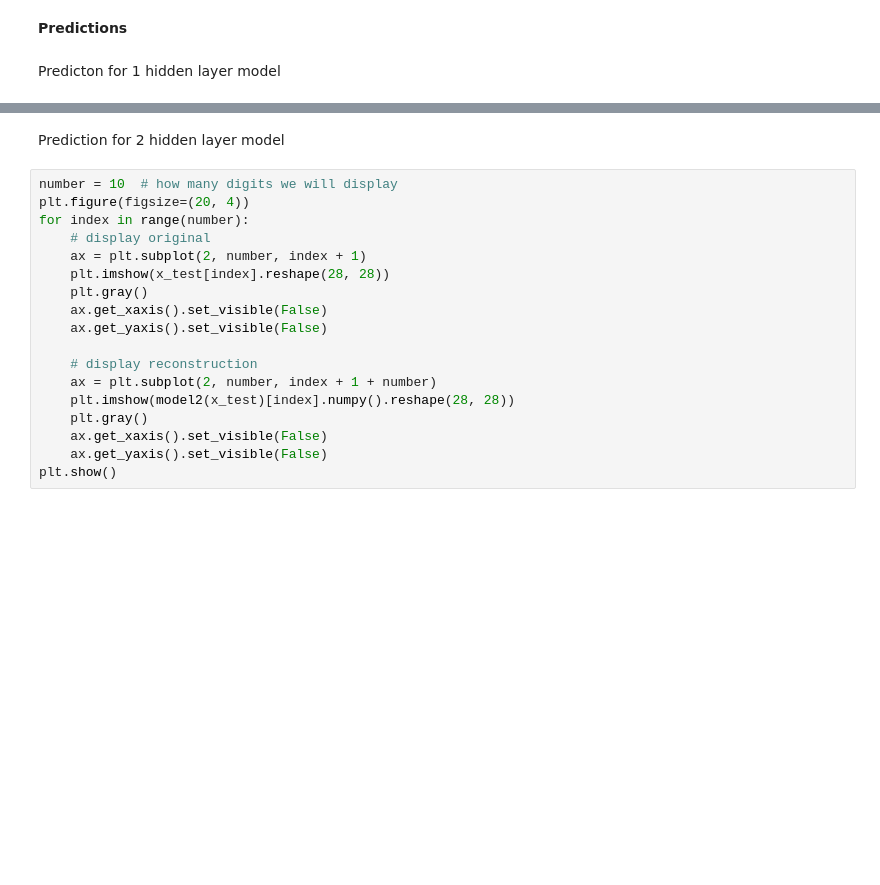
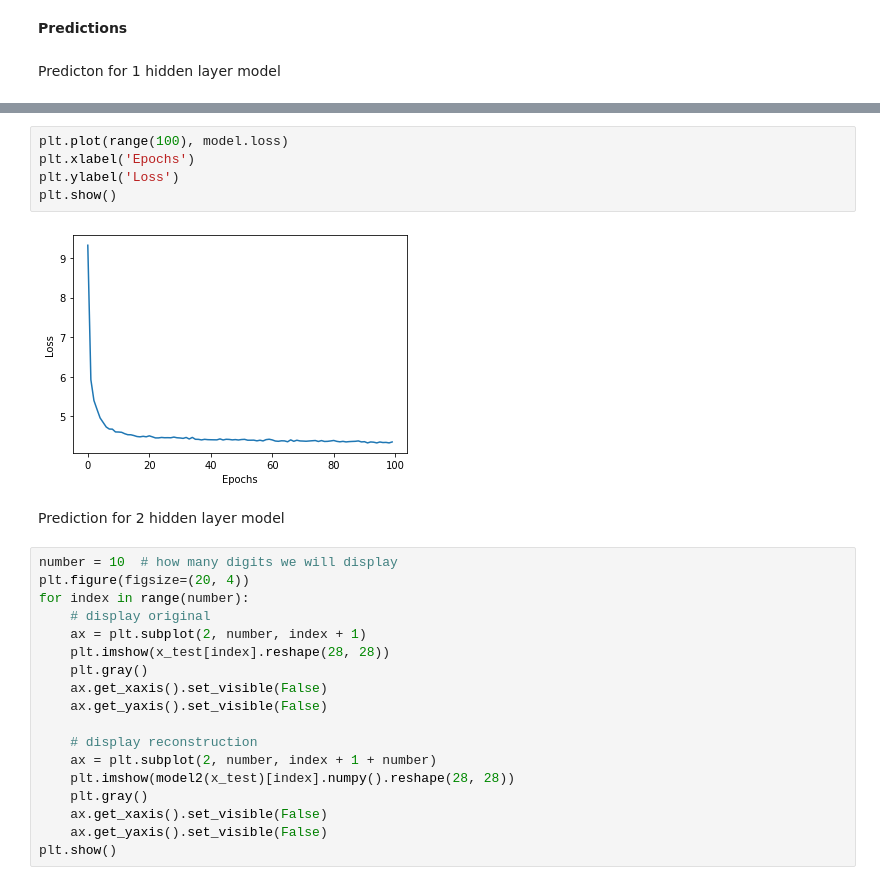
Before and after one commit to shivam-kislay/ATMTransaction, a Jupyter notebook: ShivamKislayAssignment.ipynb, the cells around one changed output, grey strips where cells are left out. Saved outputs shown, nothing was run; the diff lists cells and outputs as text; blank space fills up the shorter version.

```diff
--- a/ShivamKislayAssignment.ipynb
+++ b/ShivamKislayAssignment.ipynb
@@ -268,3 +304,10 @@ plt.show()
+# %%
+plt.plot(range(100), model.loss)
+plt.xlabel('Epochs')
+plt.ylabel('Loss')
+plt.show()
+# %% [output]
+[figure, added]
 # %% [markdown]
 Prediction for 2 hidden layer model
 # %%
```
Also changed, not shown: parts of 11 cells of this notebook.
